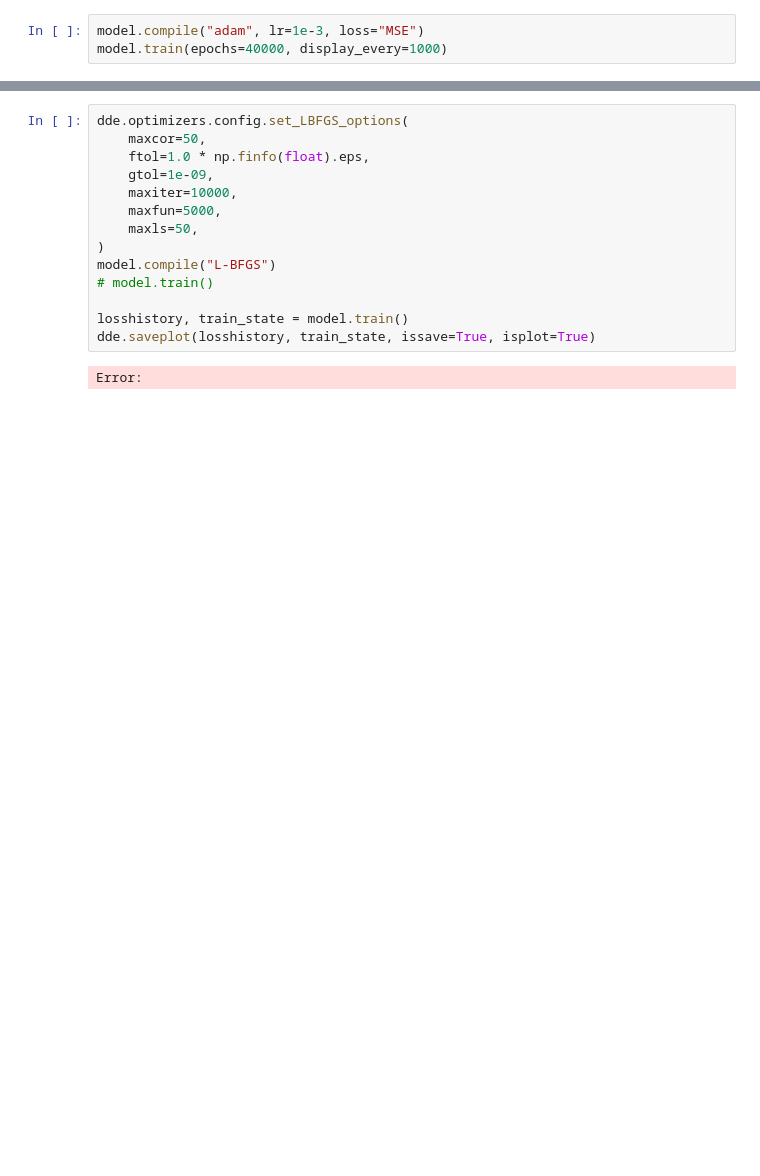
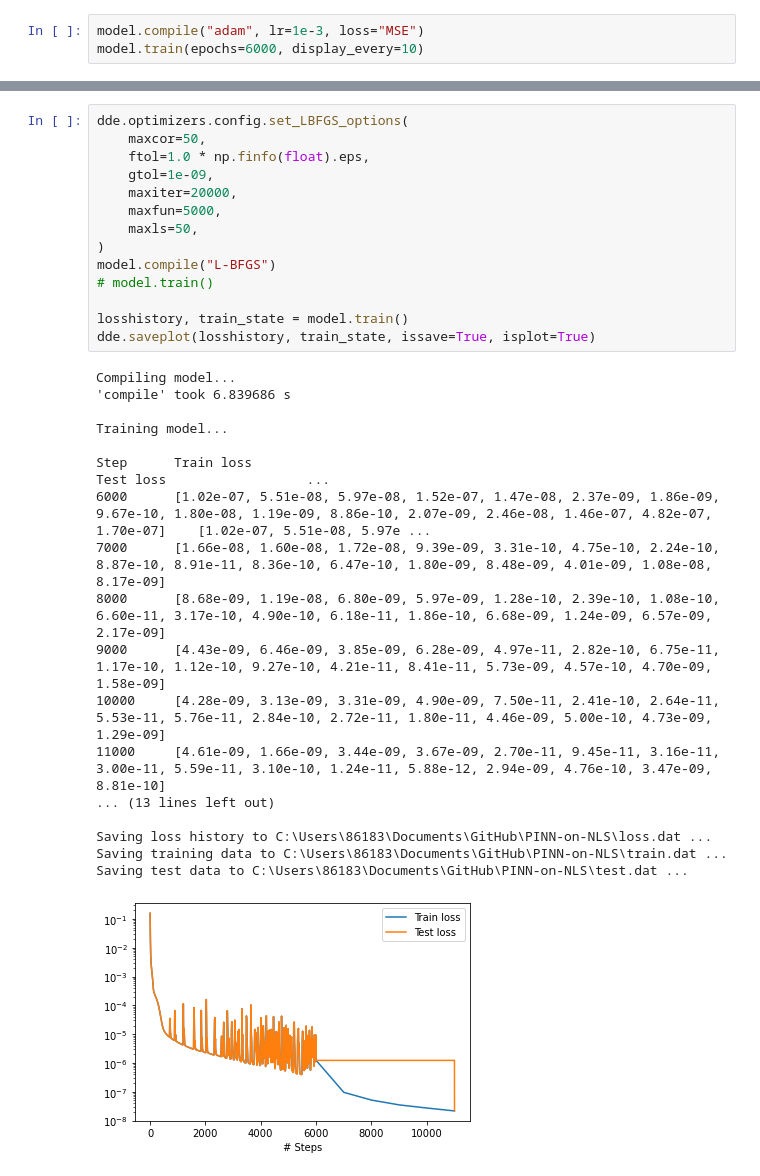
Before and after one commit to sk-yang666/PINN-on-NLS, a Jupyter notebook: breather.ipynb, the cells around one changed output, grey strips where cells are left out. Cells and saved outputs as stored; diff of their text form; blank space fills up the shorter version.

```diff
--- a/breather.ipynb
+++ b/breather.ipynb
@@ -359,6 +313,6 @@ C:\tools\Anaconda3\python.exe
 # %%
 model.compile("adam", lr=1e-3, loss="MSE")
-model.train(epochs=40000, display_every=1000)
+model.train(epochs=6000, display_every=10)
 # %% [output]
 Compiling model...
 Building feed-forward neural network...
@@ -383,16 +336,33 @@ Best model at step 0:
 # %%
 dde.optimizers.config.set_LBFGS_options(
     maxcor=50,
     ftol=1.0 * np.finfo(float).eps,
     gtol=1e-09,
-    maxiter=10000,
+    maxiter=20000,
     maxfun=5000,
     maxls=50,
 )
 model.compile("L-BFGS")
 # model.train()
 
 losshistory, train_state = model.train()
 dde.saveplot(losshistory, train_state, issave=True, isplot=True)
 # %% [output]
-Error:
+Compiling model...
+'compile' took 6.839686 s
+
+Training model...
+
+Step      Train loss                                                                                                                                                          Test loss                  ...
+6000      [1.02e-07, 5.51e-08, 5.97e-08, 1.52e-07, 1.47e-08, 2.37e-09, 1.86e-09, 9.67e-10, 1.80e-08, 1.19e-09, 8.86e-10, 2.07e-09, 2.46e-08, 1.46e-07, 4.82e-07, 1.70e-07]    [1.02e-07, 5.51e-08, 5.97e ...
+7000      [1.66e-08, 1.60e-08, 1.72e-08, 9.39e-09, 3.31e-10, 4.75e-10, 2.24e-10, 8.87e-10, 8.91e-11, 8.36e-10, 6.47e-10, 1.80e-09, 8.48e-09, 4.01e-09, 1.08e-08, 8.17e-09]
+8000      [8.68e-09, 1.19e-08, 6.80e-09, 5.97e-09, 1.28e-10, 2.39e-10, 1.08e-10, 6.60e-11, 3.17e-10, 4.90e-10, 6.18e-11, 1.86e-10, 6.68e-09, 1.24e-09, 6.57e-09, 2.17e-09]
+9000      [4.43e-09, 6.46e-09, 3.85e-09, 6.28e-09, 4.97e-11, 2.82e-10, 6.75e-11, 1.17e-10, 1.12e-10, 9.27e-10, 4.21e-11, 8.41e-11, 5.73e-09, 4.57e-10, 4.70e-09, 1.58e-09]
+10000     [4.28e-09, 3.13e-09, 3.31e-09, 4.90e-09, 7.50e-11, 2.41e-10, 2.64e-11, 5.53e-11, 5.76e-11, 2.84e-10, 2.72e-11, 1.80e-11, 4.46e-09, 5.00e-10, 4.73e-09, 1.29e-09]
+11000     [4.61e-09, 1.66e-09, 3.44e-09, 3.67e-09, 2.70e-11, 9.45e-11, 3.16e-11, 3.00e-11, 5.59e-11, 3.10e-10, 1.24e-11, 5.88e-12, 2.94e-09, 4.76e-10, 3.47e-09, 8.81e-10]
+... (13 lines left out)
+
+Saving loss history to C:\Users\86183\Documents\GitHub\PINN-on-NLS\loss.dat ...
+Saving training data to C:\Users\86183\Documents\GitHub\PINN-on-NLS\train.dat ...
+Saving test data to C:\Users\86183\Documents\GitHub\PINN-on-NLS\test.dat ...
+[figure, added]
```
Also changed, not shown: parts of 8 cells of this notebook, 6 other files.
